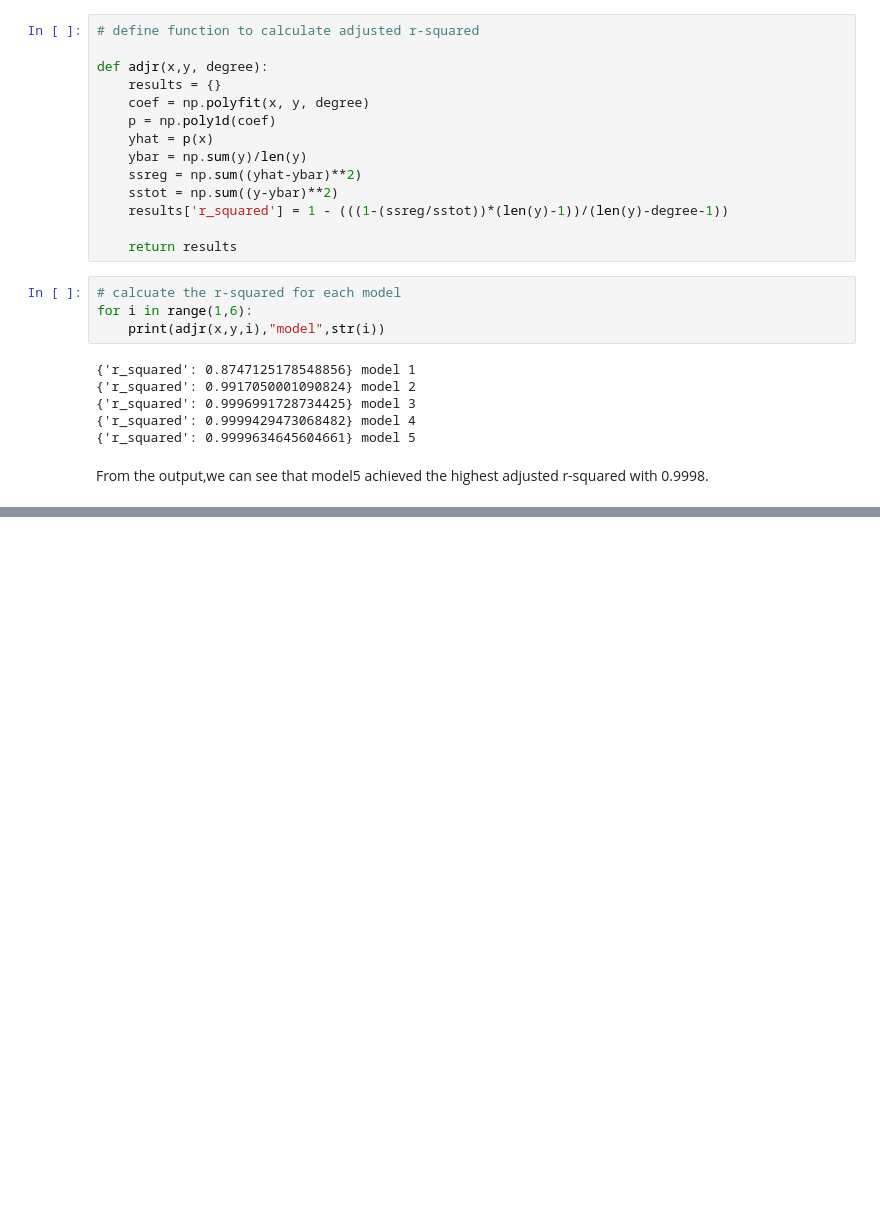
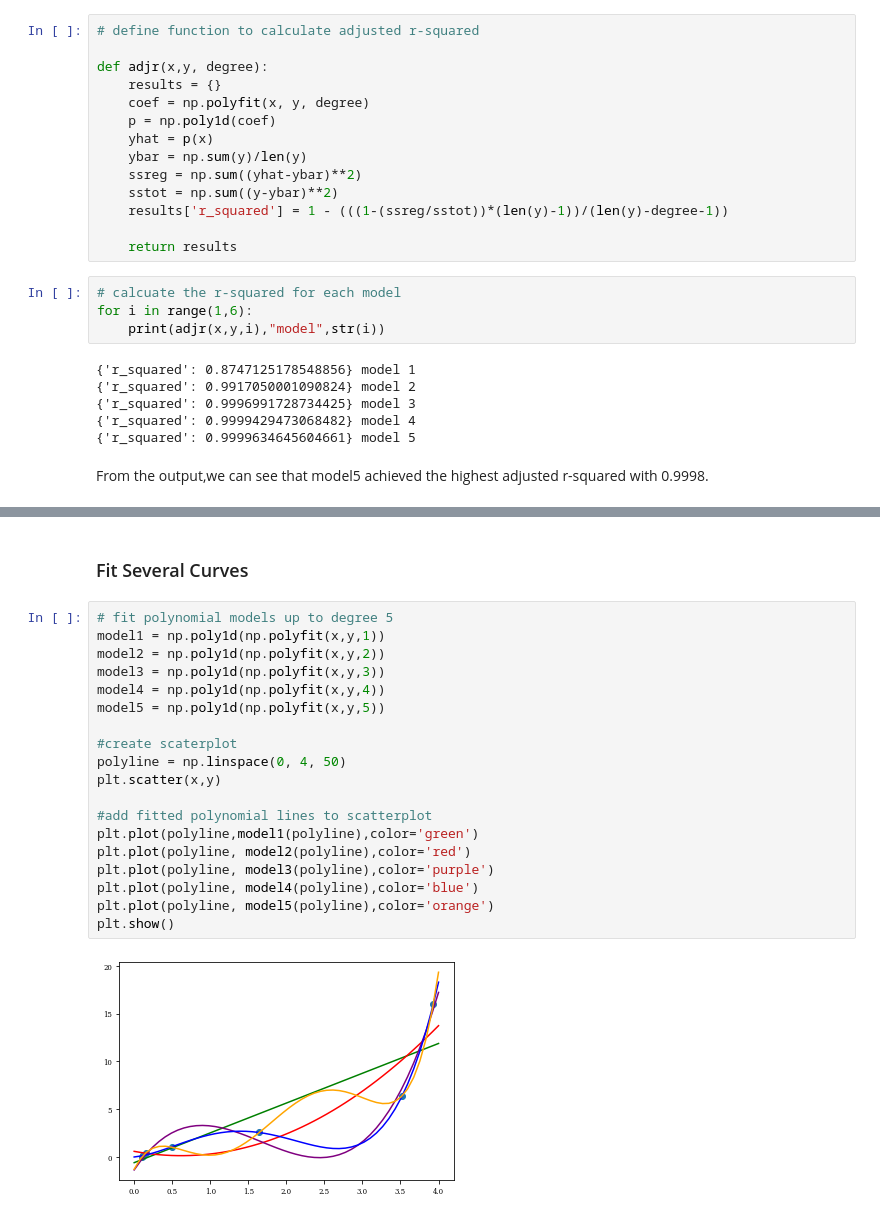
Before and after one commit to jamesleocodes/elisa_bdnf_cortisol, a Jupyter notebook: codes/elisa.ipynb, the cells around one changed output, grey strips where cells are left out. Cells and saved outputs as stored; diff of their text form; blank space fills up the shorter version.

```diff
--- a/codes/elisa.ipynb
+++ b/codes/elisa.ipynb
@@ -142,0 +166,23 @@ plt.show()
+# %% [markdown]
+### Fit Several Curves
+# %%
+# fit polynomial models up to degree 5
+model1 = np.poly1d(np.polyfit(x,y,1))
+model2 = np.poly1d(np.polyfit(x,y,2))
+model3 = np.poly1d(np.polyfit(x,y,3))
+model4 = np.poly1d(np.polyfit(x,y,4))
+model5 = np.poly1d(np.polyfit(x,y,5))
+
+#create scaterplot
+polyline = np.linspace(0, 4, 50)
+plt.scatter(x,y)
+
+#add fitted polynomial lines to scatterplot
+plt.plot(polyline,model1(polyline),color='green')
+plt.plot(polyline, model2(polyline),color='red')
+plt.plot(polyline, model3(polyline),color='purple')
+plt.plot(polyline, model4(polyline),color='blue')
+plt.plot(polyline, model5(polyline),color='orange')
+plt.show()
+# %% [output]
+[figure, added]
```
Also changed, not shown: parts of 12 cells of this notebook, 1 other file.
